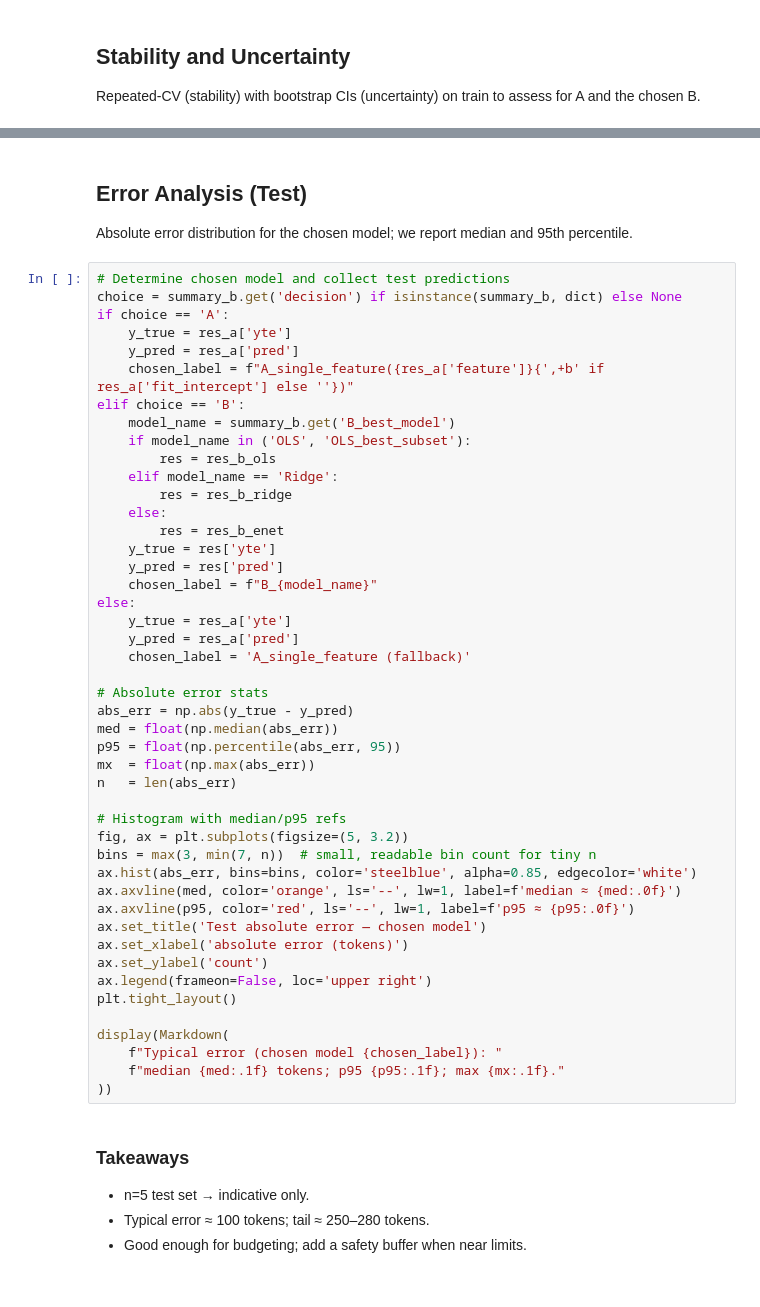
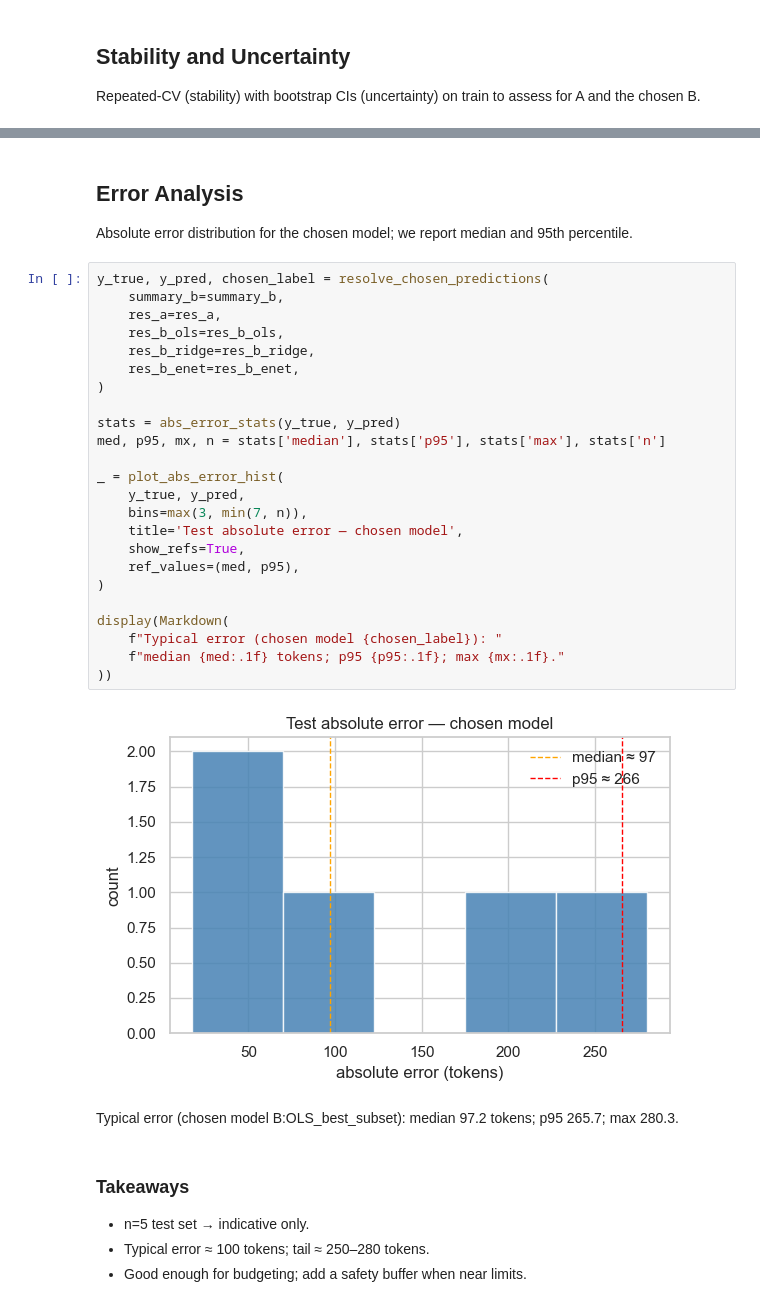
Before and after one commit to petasbytes/token-approx, a Jupyter notebook: notebooks/01_eda_and_baselines.ipynb, the cells around one changed output, grey strips where cells are left out. Drawn from its saved outputs; the diff is of its cells as text.

```diff
--- a/notebooks/01_eda_and_baselines.ipynb
+++ b/notebooks/01_eda_and_baselines.ipynb
@@ -372,53 +380,34 @@ display(report_df)
 # %% [markdown]
-## Error Analysis (Test)
+## Error Analysis
 
 Absolute error distribution for the chosen model; we report median and 95th percentile.
 # %%
-# Determine chosen model and collect test predictions
-choice = summary_b.get('decision') if isinstance(summary_b, dict) else None
-if choice == 'A':
-    y_true = res_a['yte']
-    y_pred = res_a['pred']
-    chosen_label = f"A_single_feature({res_a['feature']}{',+b' if res_a['fit_intercept'] else ''})"
-elif choice == 'B':
-    model_name = summary_b.get('B_best_model')
-    if model_name in ('OLS', 'OLS_best_subset'):
-        res = res_b_ols
-    elif model_name == 'Ridge':
-        res = res_b_ridge
-    else:
-        res = res_b_enet
-    y_true = res['yte']
-    y_pred = res['pred']
-    chosen_label = f"B_{model_name}"
-else:
-    y_true = res_a['yte']
-    y_pred = res_a['pred']
-    chosen_label = 'A_single_feature (fallback)'
+y_true, y_pred, chosen_label = resolve_chosen_predictions(
+    summary_b=summary_b,
+    res_a=res_a,
+    res_b_ols=res_b_ols,
+    res_b_ridge=res_b_ridge,
+    res_b_enet=res_b_enet,
+)
 
-# Absolute error stats
-abs_err = np.abs(y_true - y_pred)
-med = float(np.median(abs_err))
-p95 = float(np.percentile(abs_err, 95))
-mx  = float(np.max(abs_err))
-n   = len(abs_err)
+stats = abs_error_stats(y_true, y_pred)
+med, p95, mx, n = stats['median'], stats['p95'], stats['max'], stats['n']
 
-# Histogram with median/p95 refs
-fig, ax = plt.subplots(figsize=(5, 3.2))
-bins = max(3, min(7, n))  # small, readable bin count for tiny n
-ax.hist(abs_err, bins=bins, color='steelblue', alpha=0.85, edgecolor='white')
-ax.axvline(med, color='orange', ls='--', lw=1, label=f'median ≈ {med:.0f}')
-ax.axvline(p95, color='red', ls='--', lw=1, label=f'p95 ≈ {p95:.0f}')
-ax.set_title('Test absolute error — chosen model')
-ax.set_xlabel('absolute error (tokens)')
-ax.set_ylabel('count')
-ax.legend(frameon=False, loc='upper right')
-plt.tight_layout()
+_ = plot_abs_error_hist(
+    y_true, y_pred,
+    bins=max(3, min(7, n)),
+    title='Test absolute error — chosen model',
+    show_refs=True,
+    ref_values=(med, p95),
+)
 
 display(Markdown(
     f"Typical error (chosen model {chosen_label}): "
     f"median {med:.1f} tokens; p95 {p95:.1f}; max {mx:.1f}."
 ))
+# %% [output]
+[figure, added]
+Typical error (chosen model B:OLS_best_subset): median 97.2 tokens; p95 265.7; max 280.3.
 # %% [markdown]
 ### Takeaways
 
```
Also changed, not shown: parts of 10 cells of this notebook, 2 other files.
